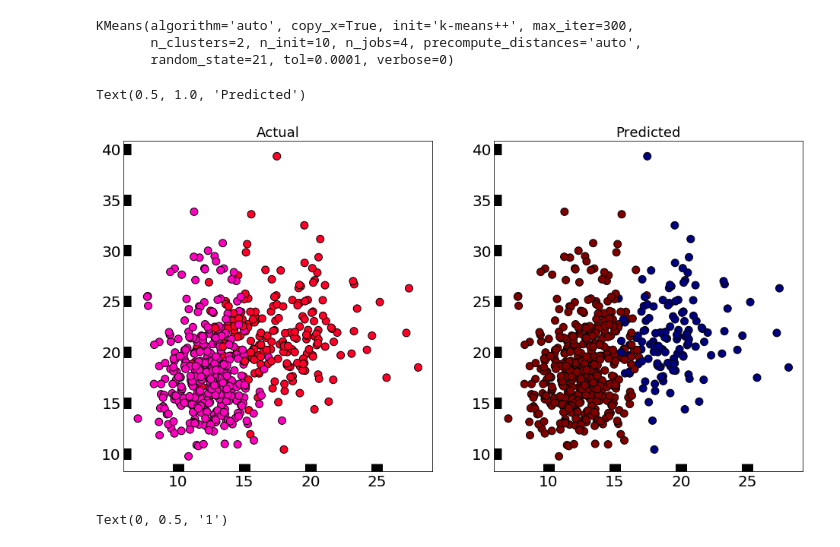
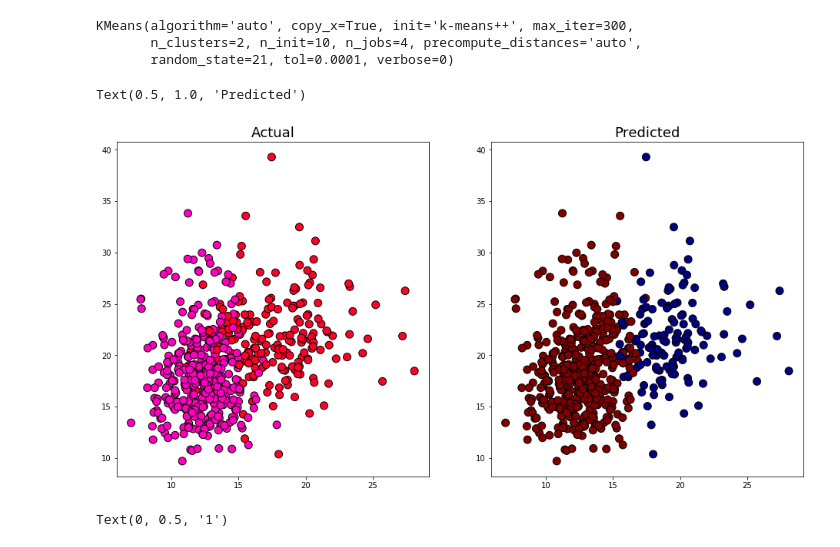
Before and after one commit to FransHuntink/PythonDataScience, a Jupyter notebook: DemoData/BreastCancerClustering.ipynb, the cells around one changed output. Drawn from its saved outputs; the diff is of its cells as text; code cells hidden in the pictures.

```diff
--- a/DemoData/BreastCancerClustering.ipynb
+++ b/DemoData/BreastCancerClustering.ipynb
@@ -40,30 +40,30 @@ centers = km.cluster_centers_
 # %%
 # These are the labels for the data points according to the
 # k-means centerpoints that were found when fitting
 new_labels = km.labels_
 
 # Create the figure and axes (size and amount of figures)
 fig, axes = plt.subplots(1, 2, figsize=(16,8))
 
 # Plot all data points of X again, but this time color them based
 # on the predicted labels rather than their actual labels
 # S = Size of points (diameter)
 # C = Category labels
 axes[0].scatter(X[:, 0], X[:, 1], c=y, cmap='gist_rainbow',
 edgecolor='k', s=100)
 
 axes[1].scatter(X[:, 0], X[:, 1], c=new_labels, cmap='jet',
 edgecolor='k', s=100)
 
 # Length and width correspond to grid lines for y and x respectively
 # Direction corresponds to whether the lines point towards or away from graph
-axes[0].tick_params(direction='in', length=10, width=15, colors='k', labelsize=20)
-axes[1].tick_params(direction='in', length=10, width=15, colors='k', labelsize=20)
+#axes[0].tick_params(direction='in', length=10, width=15, colors='k', labelsize=20)
+#axes[1].tick_params(direction='in', length=10, width=15, colors='k', labelsize=20)
 axes[0].set_title('Actual', fontsize=18)
 axes[1].set_title('Predicted', fontsize=18)
 # %% [output]
 Text(0.5, 1.0, 'Predicted')
-[figure, old version]
+[figure, new version]
 # %%
 
 # The first two columns of the
```
Also changed, not shown: 1 other file.
